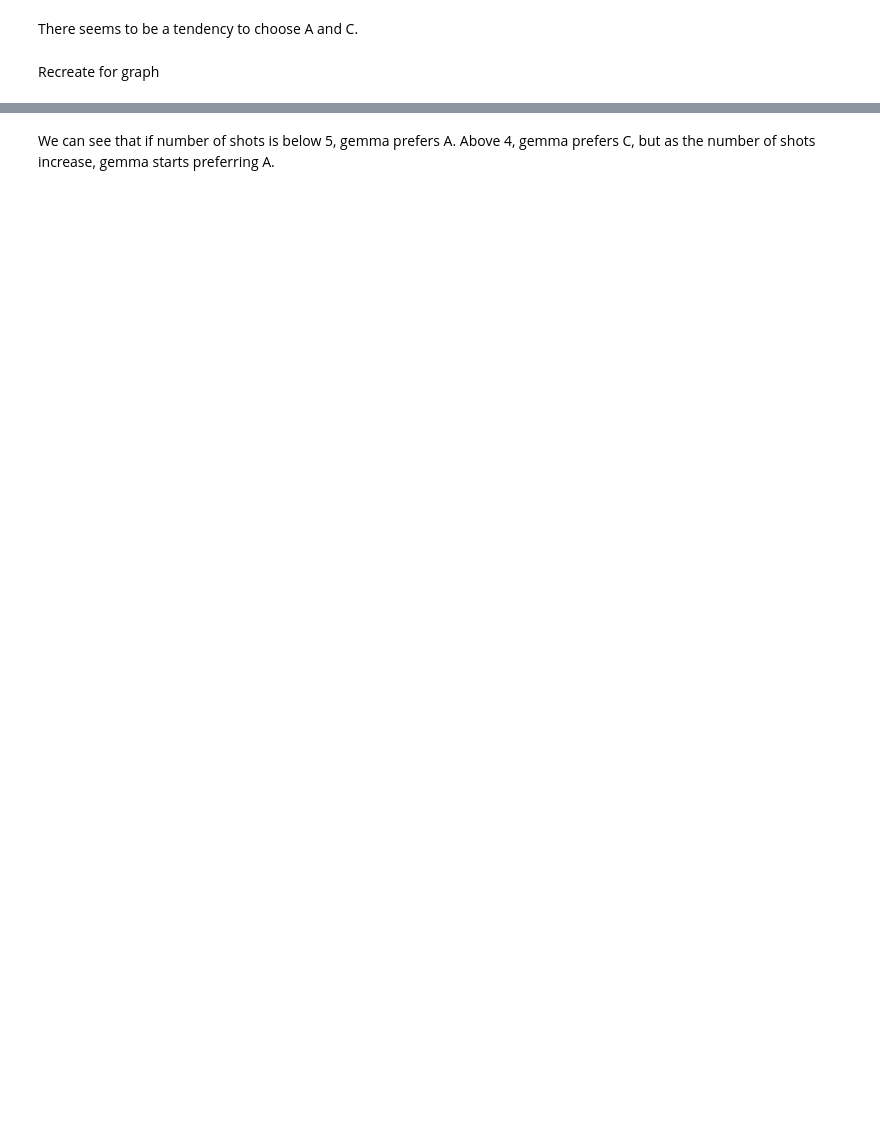
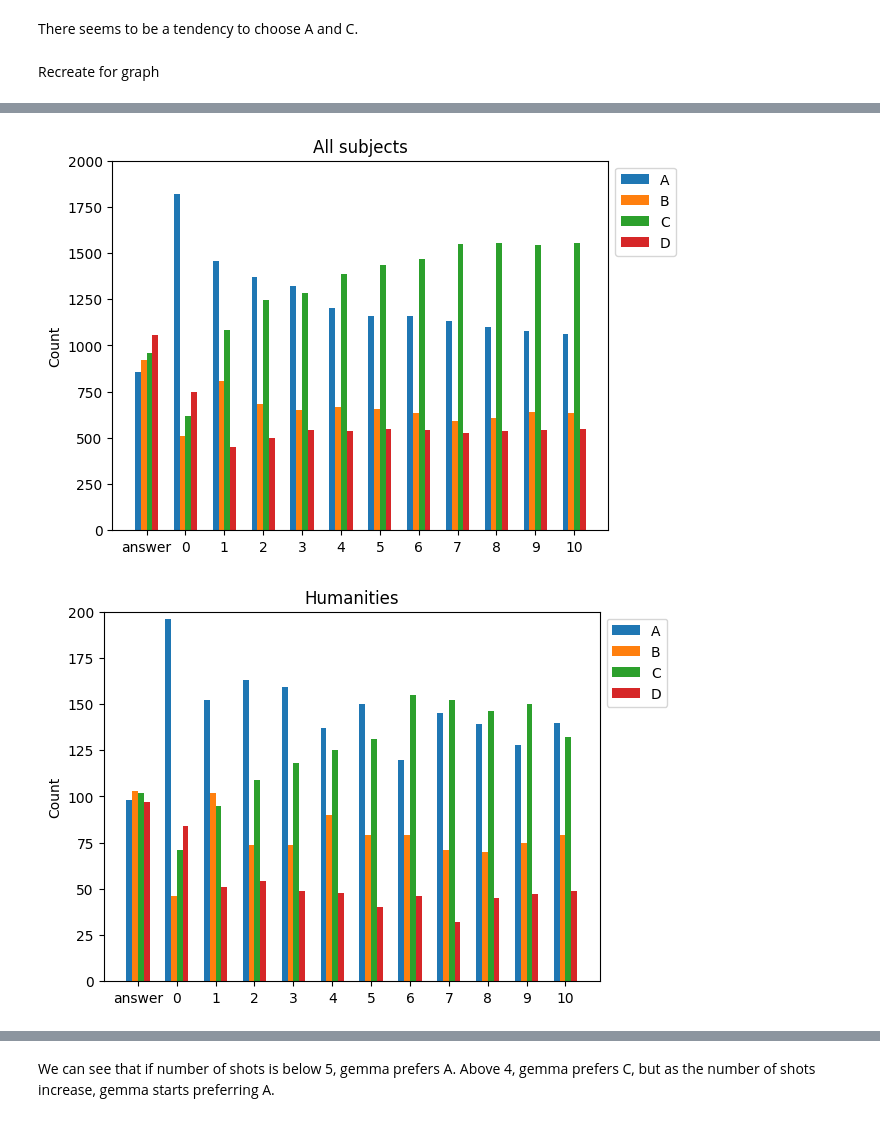
Before and after one commit to uliba3/juniorIS, a Jupyter notebook: dataAnalysis.ipynb, the cells around one changed output, grey strips where cells are left out. Saved outputs shown, nothing was run; the diff lists cells and outputs as text; code cells hidden in the pictures; blank space fills up the shorter version.

```diff
--- a/dataAnalysis.ipynb
+++ b/dataAnalysis.ipynb
@@ -136,11 +235,2 @@ From the probability, it is questionable if llm is actually valid in solving abs
 # %% [markdown]
 count number of times each option occurs.
-# %%
-response_counts = {'0': 0, '1': 0, '2': 0, '3': 0, '4': 0}
-answer_counts = {'0': 0, '1': 0, '2': 0, '3': 0, '4': 0}
-for abstractAlgebra_i in abstractAlgebra:
-    for r, a in zip(abstractAlgebra_i['response'], abstractAlgebra_i['answer']):
-        response_counts[str(r)] += 1
-        answer_counts[str(a)] += 1
-print("response_counts: ",  response_counts)
-print("answer_coounts: ", answer_counts)
@@ -191,0 +255,11 @@ response_counts
+# %%
+totalFinishedSubjects_counts = counts(totalFinishedSubjects)
+totalHumanitiesSubjects_counts = counts(totalHumanitiesSubjects)
+totalSocialScienceSubjects_counts = counts(totalSocialScienceSubjects)
+totalStemSubjects_counts = counts(totalStemSubjects)
+totalOtherSubjects_counts = counts(totalOtherSubjects)
+print("totalFinishedSubjects_counts: ", totalFinishedSubjects_counts)
+print("totalHumanitiesSubjects_counts: ", totalHumanitiesSubjects_counts)
+print("totalSocialScienceSubjects_counts: ", totalSocialScienceSubjects_counts)
+print("totalStemSubjects_counts: ", totalStemSubjects_counts)
+print("totalOtherSubjects_counts: ", totalOtherSubjects_counts)
@@ -192,16 +272,11 @@ response_counts
 # %% [markdown]
 There seems to be a tendency to choose A and C.
+# %%
+ABCD = {
+    0: "A",
+    1: "B",
+    2: "C",
+    3: "D"
+}
 # %% [markdown]
 Recreate for graph
-# %%
-shots = response_counts.keys()
-print(shots)
-
-labels = list(response_counts.keys())
-
-option_counts = {}
-
-for i in range(5):
-    option_counts[i] = [response_counts[j][i] for j in ["answer", 0, 1, 2, 3, 4, 5, 6, 7, 8, 9, 10]]
-
-print(option_counts, labels)
@@ -237,0 +314,9 @@ plt.show()
+# %%
+numberOfShotsGraph(totalFinishedSubjects_counts, 2000, "All subjects")
+numberOfShotsGraph(totalHumanitiesSubjects_counts, 200, "Humanities")
+numberOfShotsGraph(totalSocialScienceSubjects_counts, 350, "Social Science")
+numberOfShotsGraph(totalStemSubjects_counts, 1100, "STEM")
+numberOfShotsGraph(totalOtherSubjects_counts, 300, "Other")
+# %% [output]
+[figure, added]
+[figure, added]
```
Also changed, not shown: parts of 36 cells of this notebook, 4 other files.
